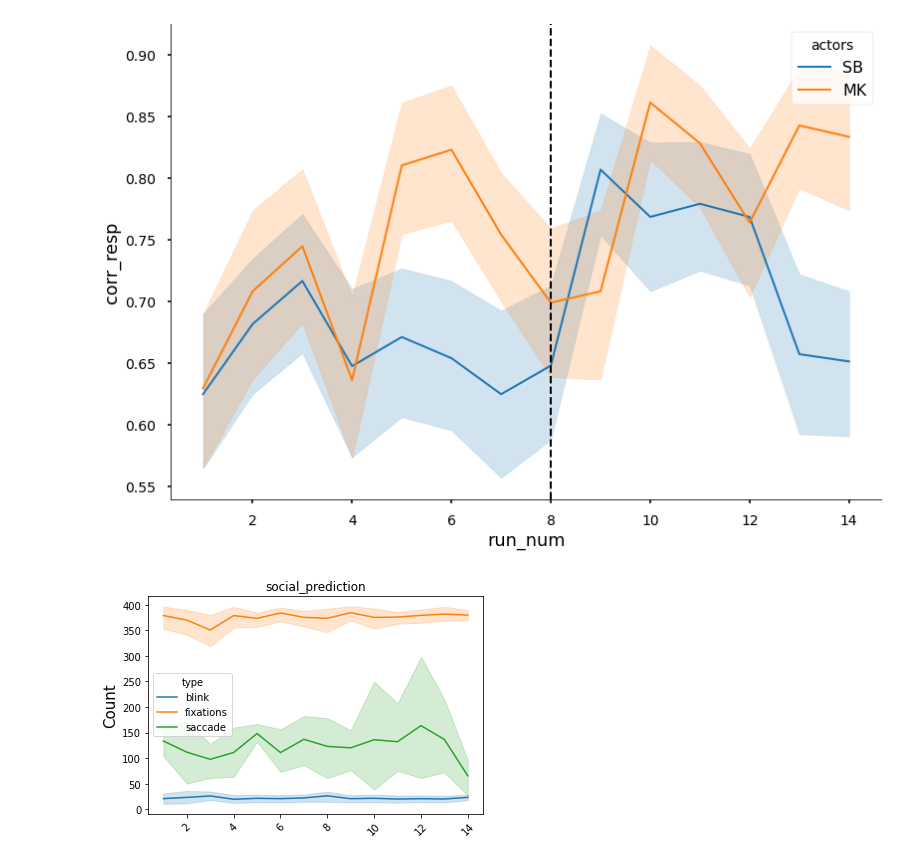
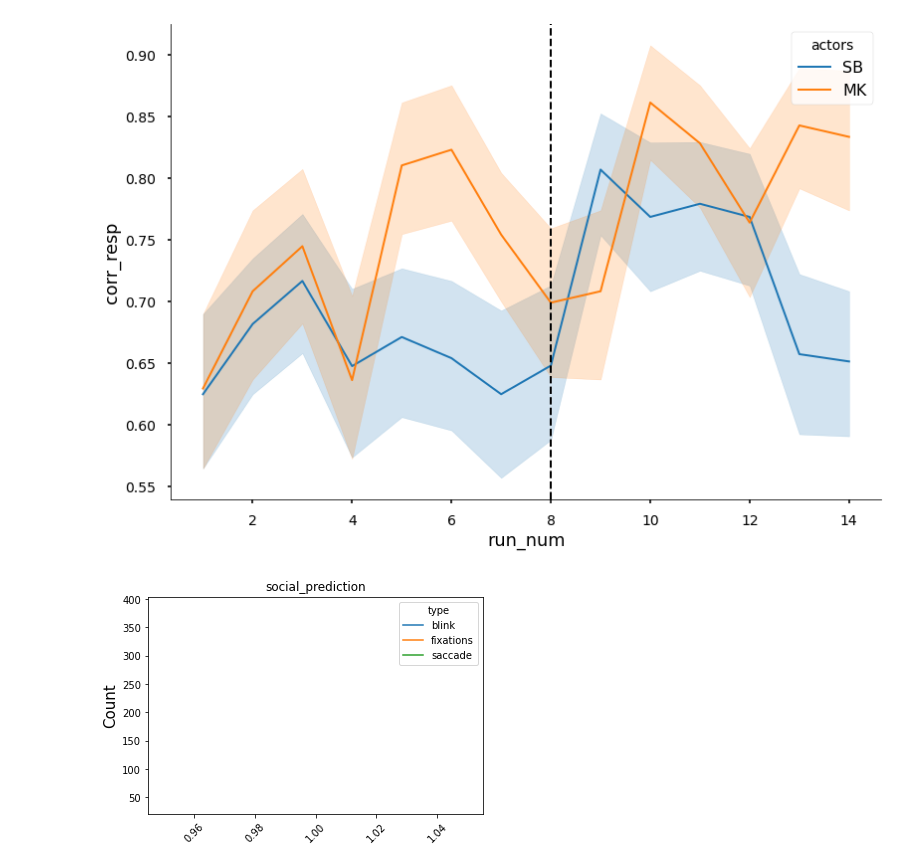
Before and after one commit to maedbhk/action_prediction, a Jupyter notebook: notebooks/1.0-mk-initial-data-exploration.ipynb, the cells around one changed output. Cells and saved outputs as stored; diff of their text form; code cells hidden in the pictures.

```diff
--- a/notebooks/1.0-mk-initial-data-exploration.ipynb
+++ b/notebooks/1.0-mk-initial-data-exploration.ipynb
@@ -21,4 +21,7 @@ data = DataSet(task='social_prediction')
 df_behav = data.load_behav()
 
 # load eyetracking
-df_eye = data.load_eye()
+df_eye = data.load_eye(data_type='events')
+
+# merge eye with behav
+df_merged = data.merge_behav_eye(dataframe_behav=df_behav, dataframe_eye=df_eye)
@@ -42,9 +54,9 @@ vis.plot_acc(dataframe=df_behav, hue='actors')
 vis.plot_rt(dataframe=df_behav, hue='condition_name')
 # %%
 # plot fixation, saccade, blink count across runs
-vis.plot_count_events(dataframe=df_eye)
+vis.plot_count_events(dataframe=df_merged)
 # %% [output]
-[figure, old version]
+[figure, new version]
 # %%
 # heatmap
 
```
Also changed, not shown: parts of 4 cells of this notebook, 3 other files.
